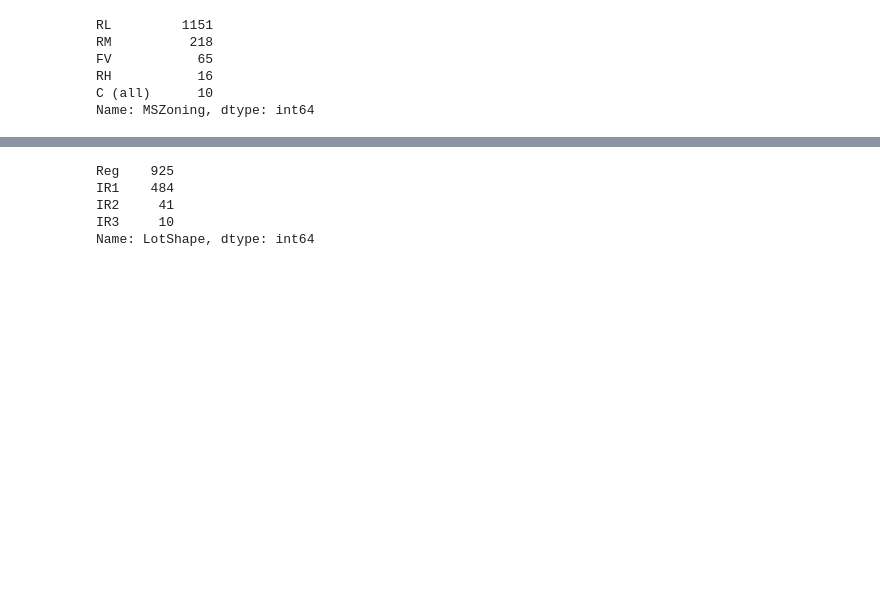
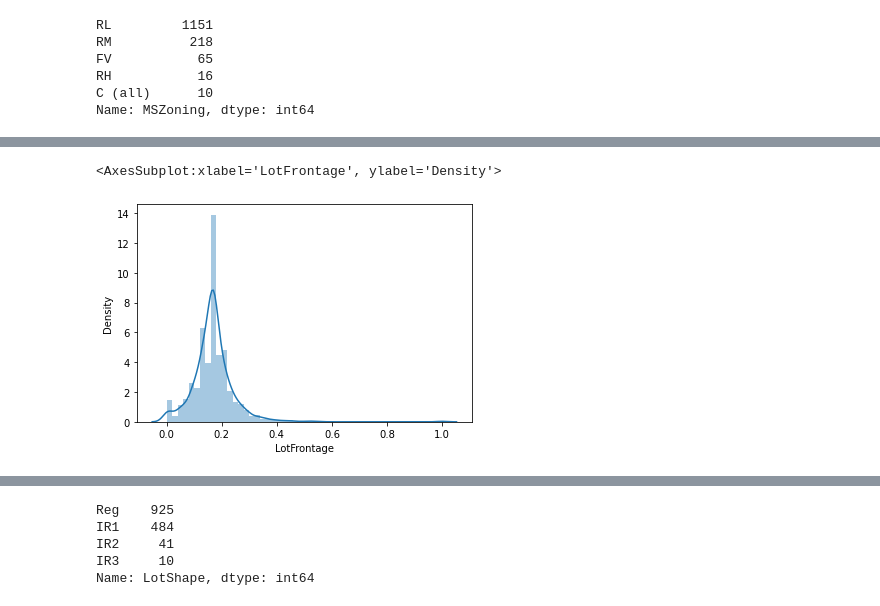
Before and after one commit to marbc3/House-Price-Prediction, a Jupyter notebook: House Price Prediction.ipynb, the cells around one changed output, grey strips where cells are left out. Drawn from its saved outputs; the diff is of its cells as text; code cells hidden in the pictures; blank space fills up the shorter version.

```diff
--- a/House Price Prediction.ipynb
+++ b/House Price Prediction.ipynb
@@ -209,0 +178,5 @@ df_test["LotFrontage"]=np.log(df_test.LotFrontage)
+# %%
+sns.distplot(df.LotFrontage)
+# %% [output]
+<AxesSubplot:xlabel='LotFrontage', ylabel='Density'>
+[figure, new version]
```
Also changed, not shown: parts of 53 cells of this notebook.
